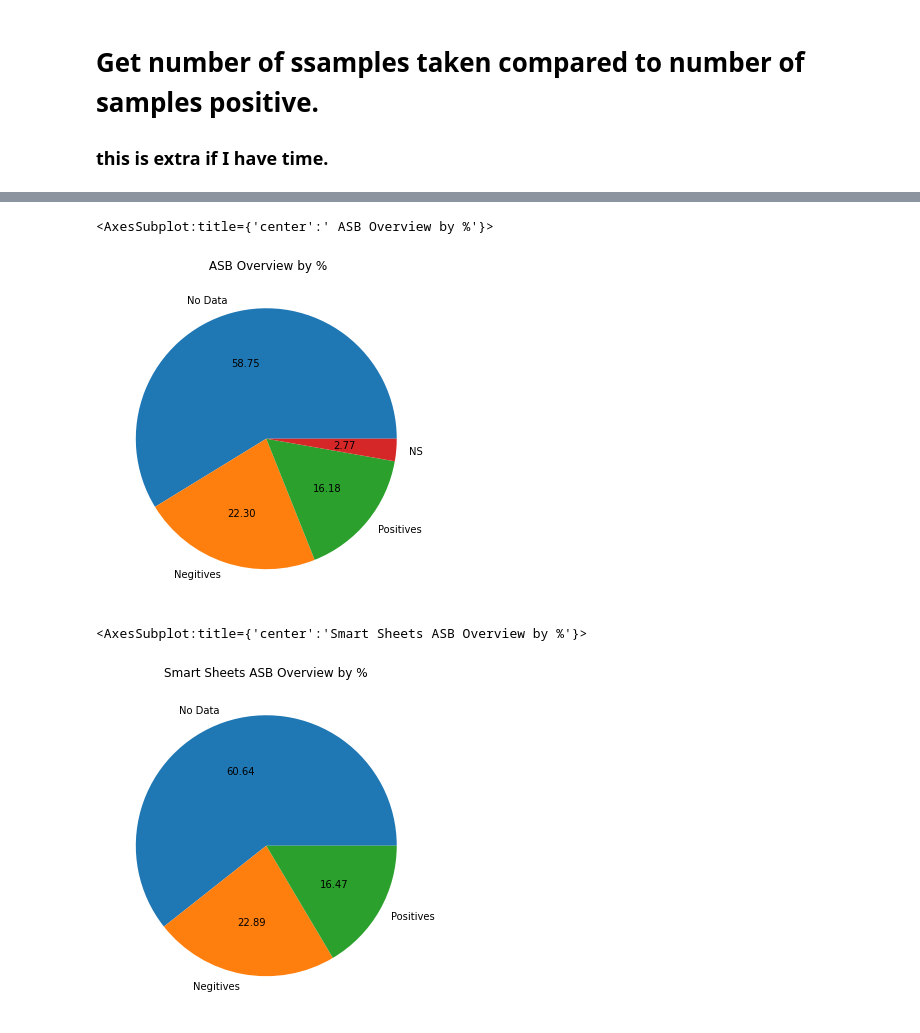
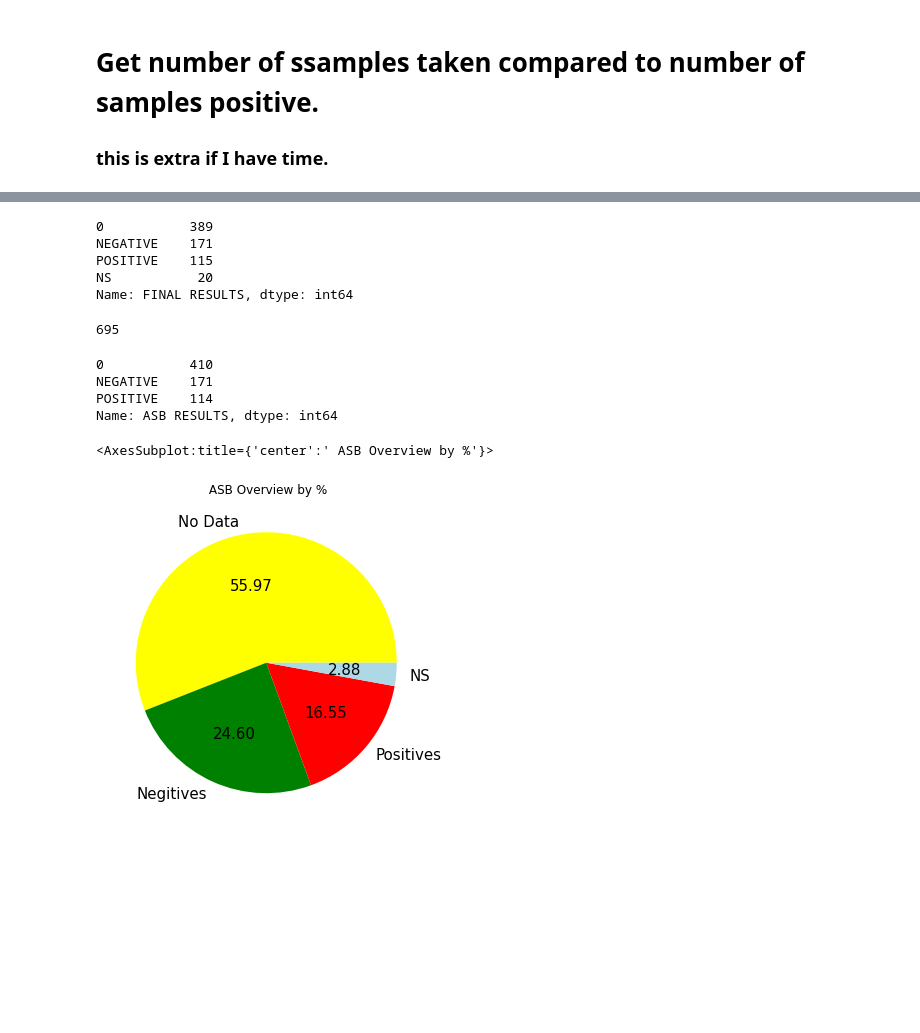
Before and after one commit to Jtrahan88/Portfolio, a Jupyter notebook: Fire Projects/North and Central Dixie Fire/Central Dixie/Central Dixie Fire-ASB Audit.ipynb, the cells around one changed output, grey strips where cells are left out. Saved outputs shown, nothing was run; the diff lists cells and outputs as text; code cells hidden in the pictures; blank space fills up the shorter version.

```diff
--- a/Fire Projects/North and Central Dixie Fire/Central Dixie/Central Dixie Fire-ASB Audit.ipynb
+++ b/Fire Projects/North and Central Dixie Fire/Central Dixie/Central Dixie Fire-ASB Audit.ipynb
@@ -346,22 +321,31 @@ Name: ASB RESULTS, dtype: int64
-# %%
-final[['FINAL RESULTS']].value_counts().plot(kind='pie',
-                                           labels=['No Data', "Negitives", "Positives", "NS"],
-                                          autopct='%.2f',
-                                           fontsize=10,
-                                          figsize=(6,6),
-                                           title=' ASB Overview by %',
-                                            ylabel="")
-# %% [output]
-<AxesSubplot:title={'center':' ASB Overview by %'}>
-[figure, removed]
-# %%
-final[['ASB RESULTS']].value_counts().plot(kind='pie',
-                                           labels=['No Data', "Negitives", "Positives"],
-                                          autopct='%.2f',
-                                           fontsize=10,
-                                          figsize=(6,6),
-                                           title='Smart Sheets ASB Overview by %',
-                                          ylabel="")
-# %% [output]
-<AxesSubplot:title={'center':'Smart Sheets ASB Overview by %'}>
-[figure, removed]
+# %%
+final['FINAL RESULTS'].value_counts()
+# %% [output]
+0           389
+NEGATIVE    171
+POSITIVE    115
+NS           20
+Name: FINAL RESULTS, dtype: int64
+# %%
+final['FINAL RESULTS'].value_counts().sum()
+# %% [output]
+695
+# %%
+final['ASB RESULTS'].value_counts()
+# %% [output]
+0           410
+NEGATIVE    171
+POSITIVE    114
+Name: ASB RESULTS, dtype: int64
+# %%
+final[['FINAL RESULTS']].value_counts().plot(kind='pie',
+                                           labels=['No Data', "Negitives", "Positives", "NS"],
+                                             colors = ['yellow', 'green', 'red', 'lightblue'],
+                                          autopct='%.2f',
+                                           fontsize=15,
+                                          figsize=(6,6),
+                                           title=' ASB Overview by %',
+                                            ylabel="")
+# %% [output]
+<AxesSubplot:title={'center':' ASB Overview by %'}>
+[figure, added]
```
Also changed, not shown: parts of 13 cells of this notebook, 3 other files.
